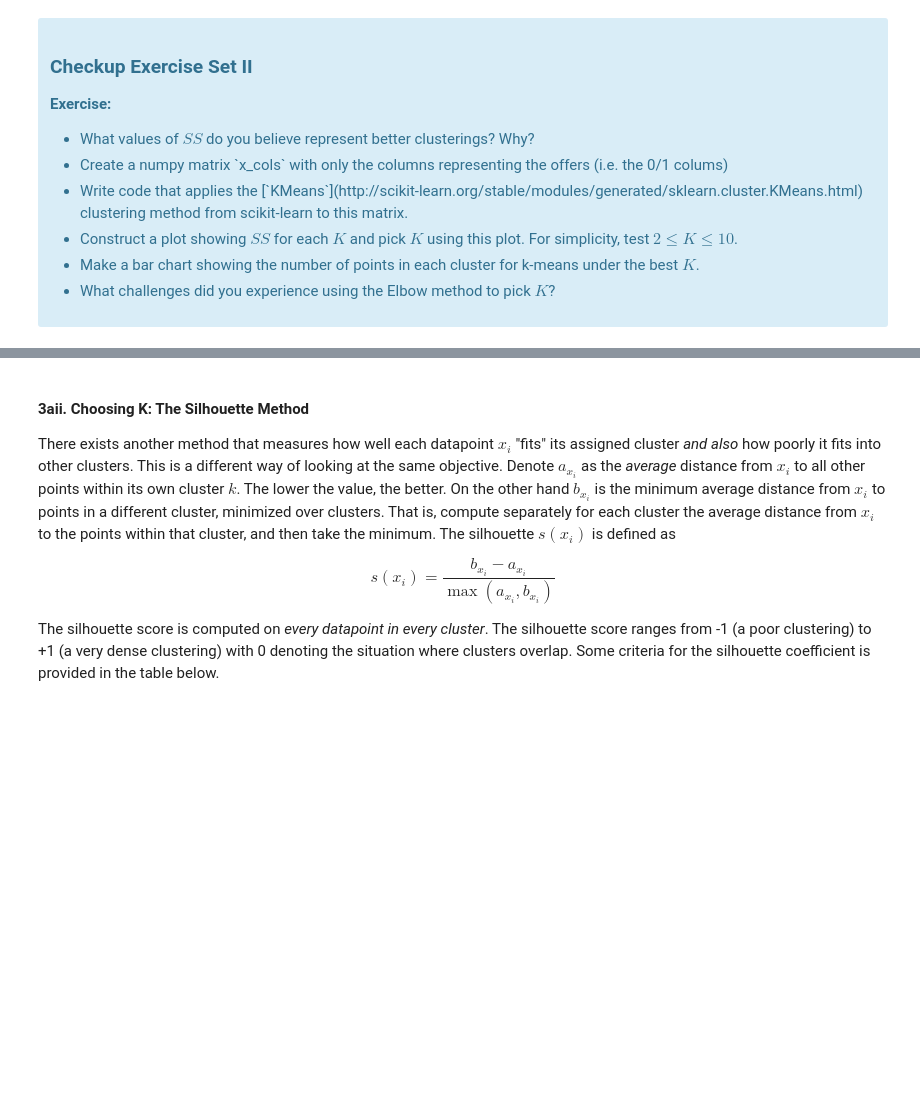
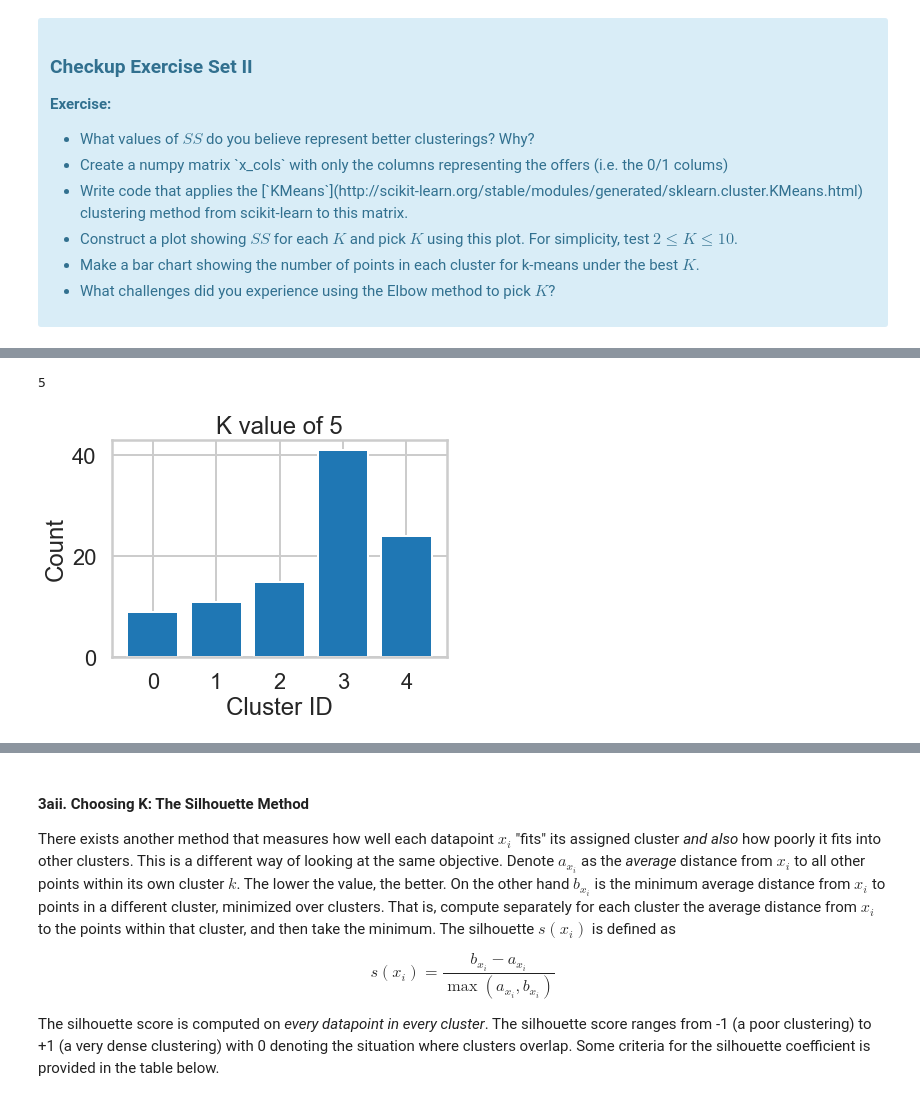
Before and after one commit to JasonCaldwellMBA/Clustering_Case_Study, a Jupyter notebook: Clustering Case Study - Customer Segmentation with K-Means - Tier 3.ipynb, the cells around one changed output, grey strips where cells are left out. Drawn from its saved outputs; the diff is of its cells as text; code cells hidden in the pictures; blank space fills up the shorter version.

```diff
--- a/Clustering Case Study - Customer Segmentation with K-Means - Tier 3.ipynb
+++ b/Clustering Case Study - Customer Segmentation with K-Means - Tier 3.ipynb
@@ -159,0 +222,6 @@ where $x_i$ is a point, $C_k$ represents cluster $k$ and $\mu_k$ is the centroid
+# %%
+# Trying 5 as the number of clusters
+best_cluster(5, assignments)
+# %% [output]
+5
+[figure, added]
```
Also changed, not shown: parts of 9 cells of this notebook.
